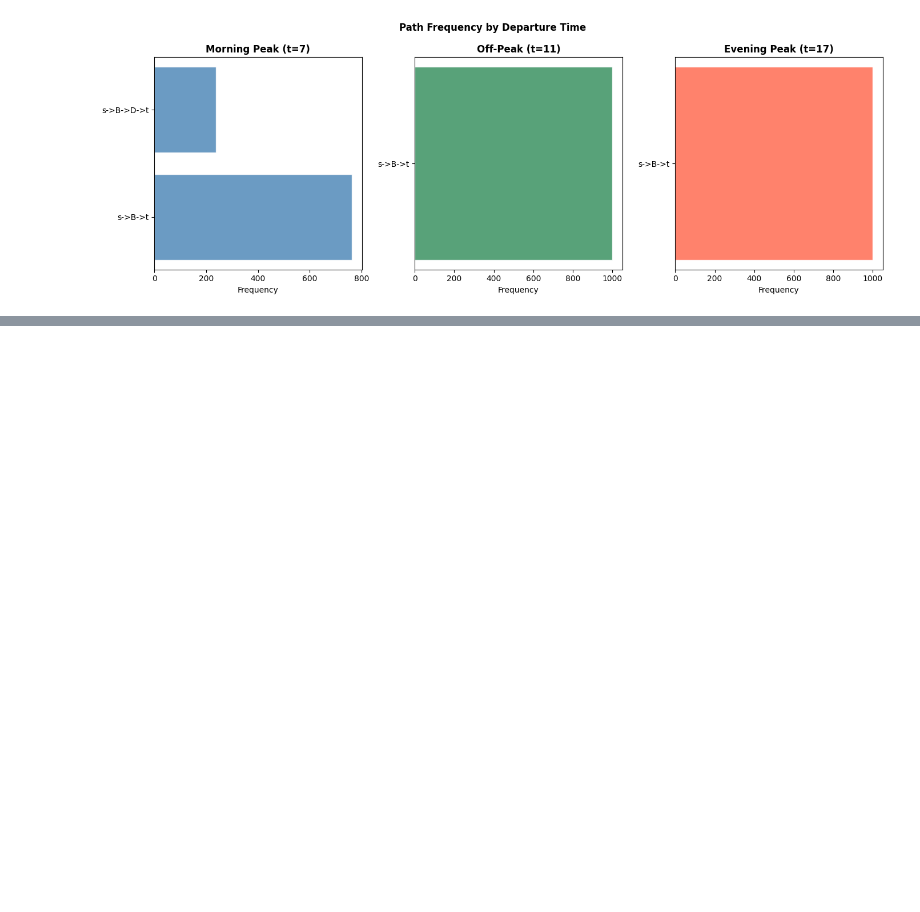
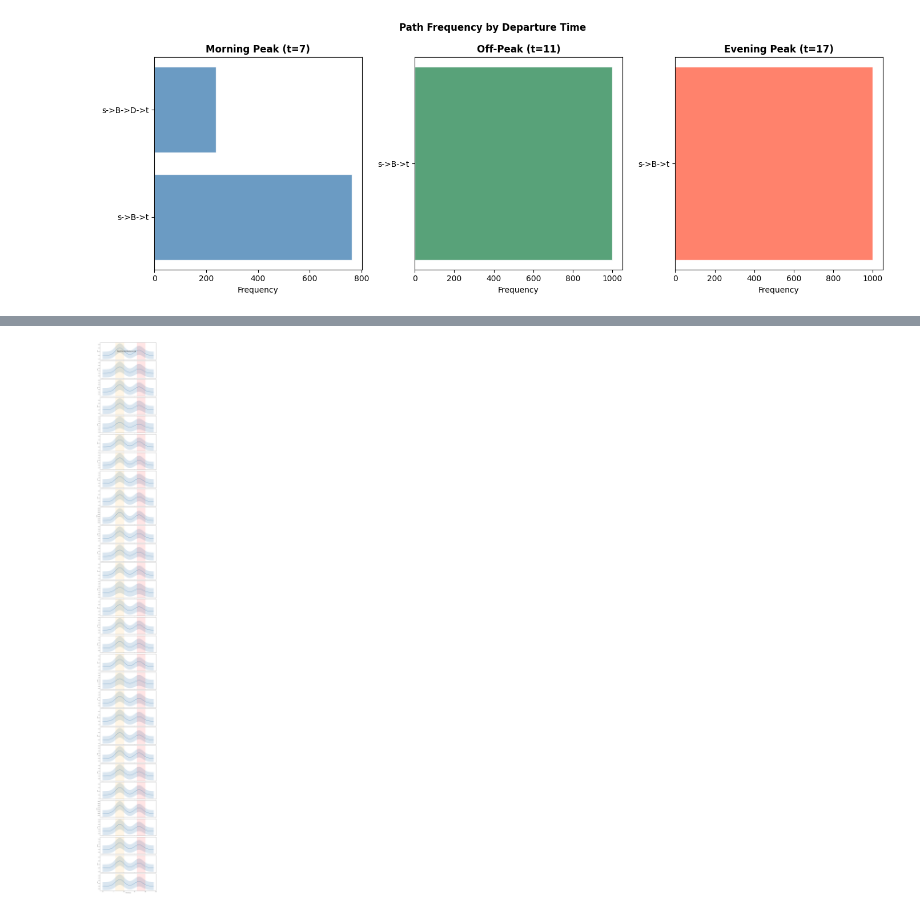
Before and after one commit to Kymapo/ISE754, a Jupyter notebook: Traffic Network Practice.ipynb, the cells around one changed output, grey strips where cells are left out. Cells and saved outputs as stored; diff of their text form; code cells hidden in the pictures; blank space fills up the shorter version.

Commit message:
New distributions

```diff
--- a/Traffic Network Practice.ipynb
+++ b/Traffic Network Practice.ipynb
@@ -773,3 +773,19 @@ plt.tight_layout()
 plt.show()
 # %% [output]
 [figure]
+# %%
+def get_mean(base_mean, t):
+    # smooth congestion curve: peaks at t=8 (morning) and t=17 (evening)
+    congestion = 1 + 0.5 * (np.exp(-0.5*((t-8)/2)**2) + 0.7*np.exp(-0.5*((t-17)/2)**2))
+    return base_mean * congestion
+
+def get_std(base_std, t):
+    # variance also higher during peak hours
+    congestion = 1 + 0.3 * (np.exp(-0.5*((t-8)/2)**2) + 0.7*np.exp(-0.5*((t-17)/2)**2))
+    return base_std * congestion
+
+def get_stochastic_travel_time(link, t):
+    base_mean, base_std = stochastic_network[link]
+    mean = get_mean(base_mean, t)
+    std = get_std(base_std, t)
+    return max(1, np.random.normal(mean, std))
@@ -775,0 +848,26 @@ plt.show()
+# %%
+links_to_plot = list(network_params.keys())
+t_values = np.arange(0, 24, 0.1)
+
+fig, axes = plt.subplots(len(links_to_plot), 1, figsize=(10, 3*len(links_to_plot)), sharex=True)
+
+for ax, link in zip(axes, links_to_plot):
+    base_mean, base_std = network_params[link]
+    means = [get_mean(base_mean, t) for t in t_values]
+    stds = [get_std(base_std, t) for t in t_values]
+
+    ax.plot(t_values, means, color='steelblue', linewidth=2)
+    ax.fill_between(t_values,
+                    [m - s for m, s in zip(means, stds)],
+                    [m + s for m, s in zip(means, stds)],
+                    alpha=0.2, color='steelblue')
+    ax.axvspan(6, 10, alpha=0.1, color='orange')
+    ax.axvspan(16, 20, alpha=0.1, color='red')
+    ax.set_ylabel(f"{link[0]}→{link[1]}", fontsize=9)
+
+axes[-1].set_xlabel('Time of Day')
+fig.suptitle('Travel Time Distributions by Link', fontweight='bold')
+plt.tight_layout()
+plt.show()
+# %% [output]
+[figure, added]
```
Also changed, not shown: parts of 2 cells of this notebook.
